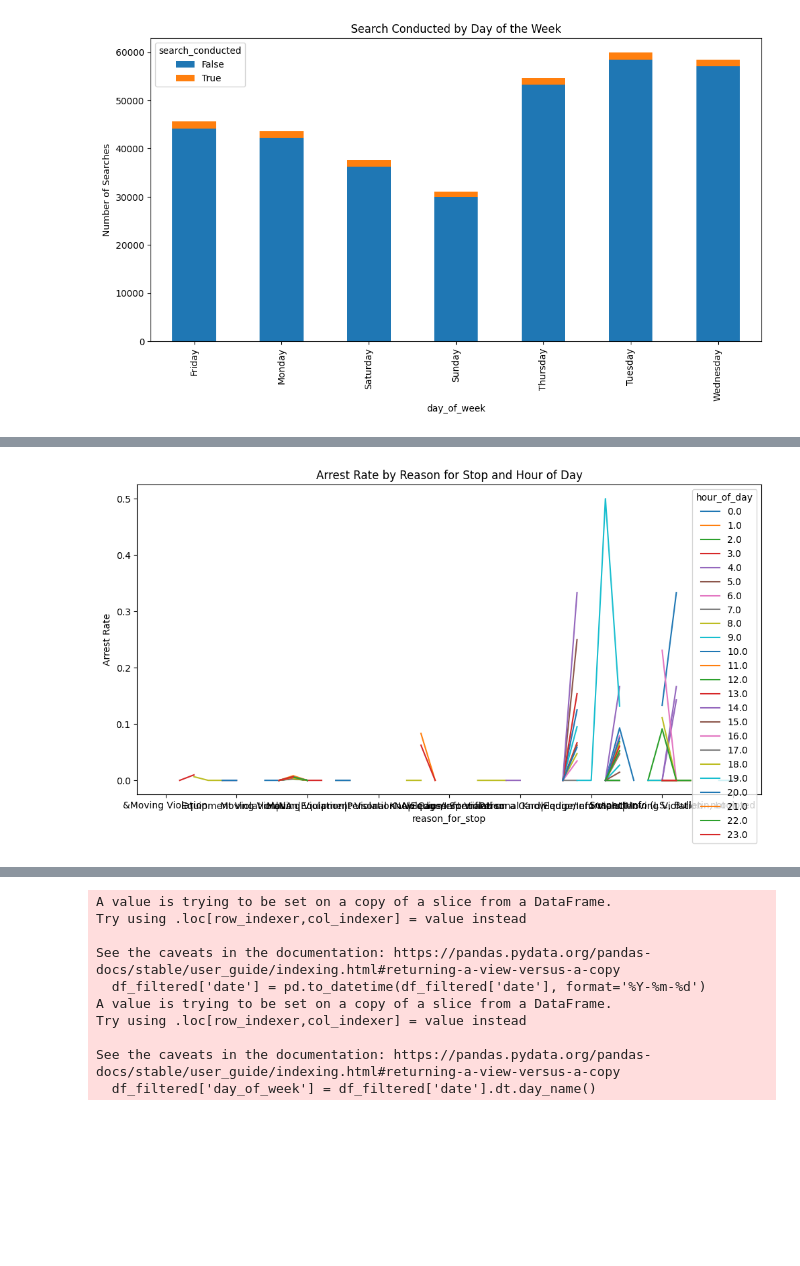
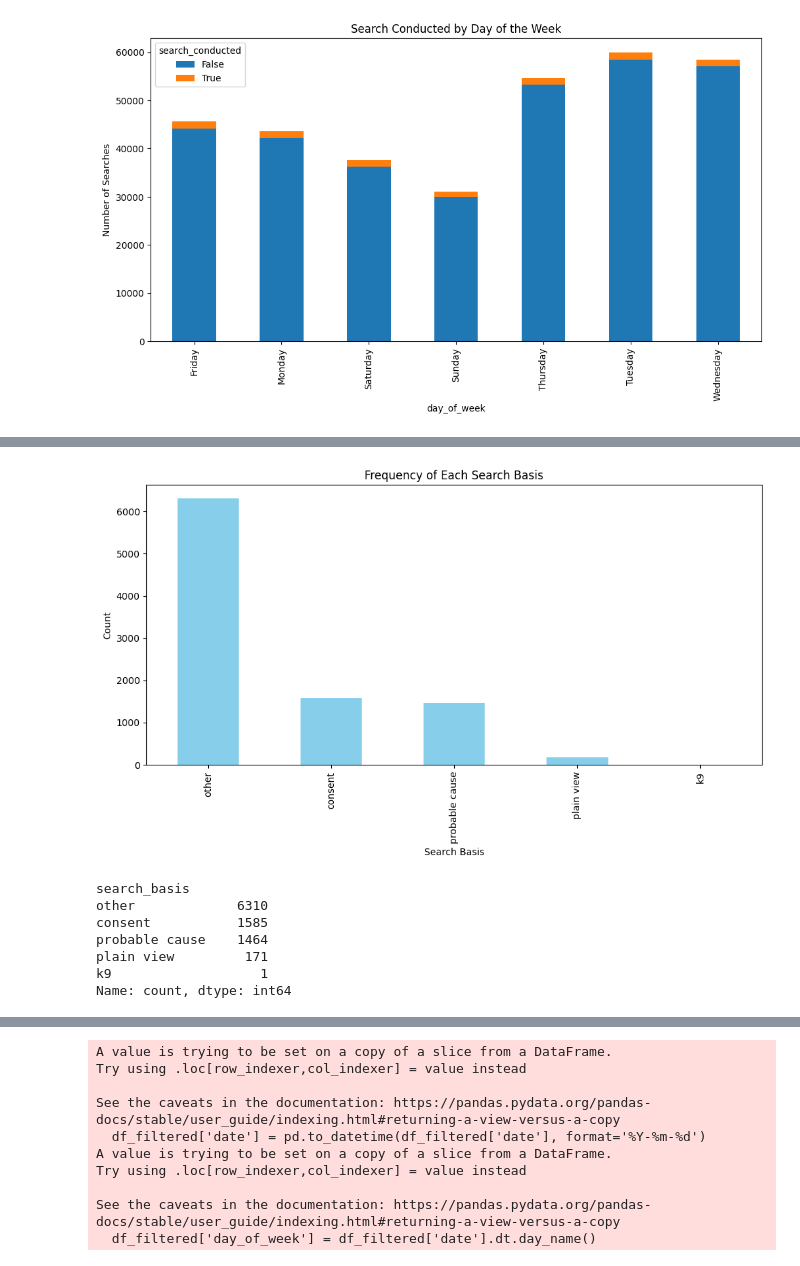
Before and after one commit to irmtou/CS577FinalProject, a Jupyter notebook: CS577FinalProject.ipynb, the cells around one changed output, grey strips where cells are left out. Cells and saved outputs as stored; diff of their text form; code cells hidden in the pictures; blank space fills up the shorter version.

```diff
--- a/CS577FinalProject.ipynb
+++ b/CS577FinalProject.ipynb
@@ -504,8 +502,29 @@ plt.show()
 # %%
-arrest_by_reason_time = df_filtered.groupby(['reason_for_stop', 'hour_of_day'])['arrest_made'].mean()
-arrest_by_reason_time.unstack().plot(kind='line', figsize=(12, 6))
-plt.title('Arrest Rate by Reason for Stop and Hour of Day')
-plt.ylabel('Arrest Rate')
-plt.show()
+# arrest_by_reason_time = df_filtered.groupby(['reason_for_stop', 'hour_of_day'])['arrest_made'].mean()
+# arrest_by_reason_time.unstack().plot(kind='line', figsize=(12, 6))
+# plt.title('Arrest Rate by Reason for Stop and Hour of Day')
+# plt.ylabel('Arrest Rate')
+# plt.show()
-# %% [output]
-[figure, removed]
+# %%
+# Count the occurrences of each search basis
+search_basis_counts = df_filtered['search_basis'].value_counts()
+
+# Plot the counts of each search basis
+search_basis_counts.plot(kind='bar', figsize=(10, 6), color='skyblue')
+plt.title('Frequency of Each Search Basis')
+plt.xlabel('Search Basis')
+plt.ylabel('Count')
+plt.tight_layout()
+plt.show()
+
+# Optionally, display the counts
+print(search_basis_counts)
+# %% [output]
+[figure, added]
+search_basis
+other             6310
+consent           1585
+probable cause    1464
+plain view         171
+k9                   1
+Name: count, dtype: int64
```
Also changed, not shown: parts of 5 cells of this notebook.
